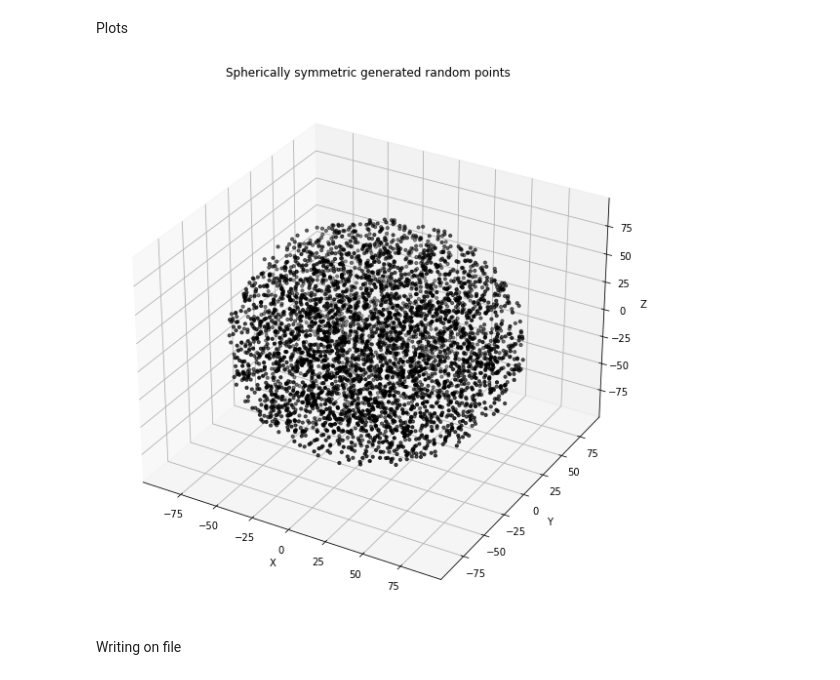
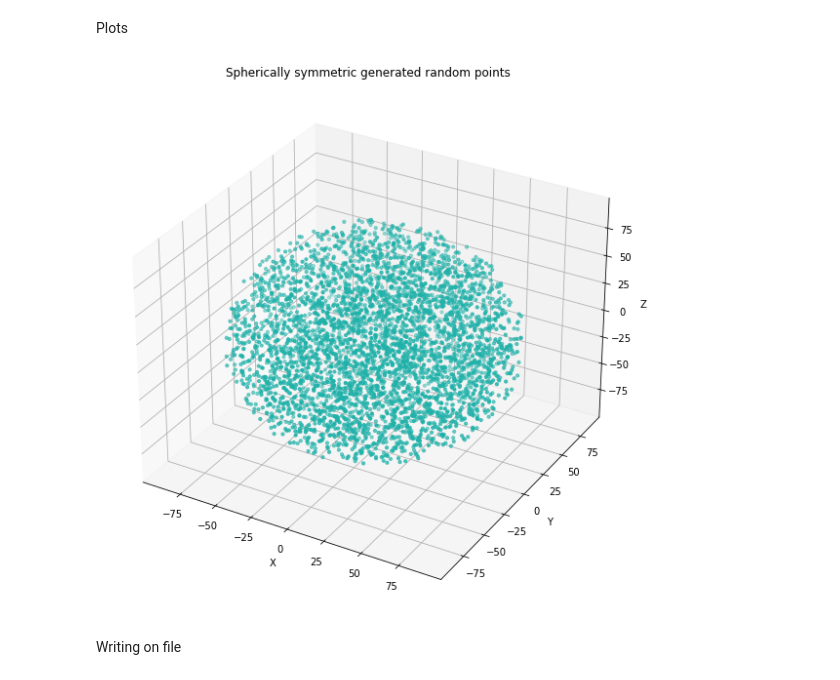
Before and after one commit to malvibellotti/Dynamics_experience3, a Jupyter notebook: Treecode Generation_Writing.ipynb, the cells around one changed output. Cells and saved outputs as stored; diff of their text form; code cells hidden in the pictures.

```diff
--- a/Treecode Generation_Writing.ipynb
+++ b/Treecode Generation_Writing.ipynb
@@ -113,15 +113,15 @@ Plots
 # %%
 plt.figure(figsize=(10,10))
 ax = plt.axes(projection="3d")
 #ax.scatter(x_p, y_p, z_p, color='black', s=10)
-ax.scatter(x, y, z, color='black', s=10)
+ax.scatter(x, y, z, color='lightseagreen', s=10)
 ax.set_xlabel('X')
 ax.set_ylabel('Y')
 ax.set_zlabel('Z')
 ax.set_title('Spherically symmetric generated random points')
 plt.show()
 # %% [output]
-[figure, old version]
+[figure, new version]
 # %%
 vx = np.zeros(shape=N)
 vy = np.zeros(shape=N)
```
Also changed, not shown: 4 other files.
